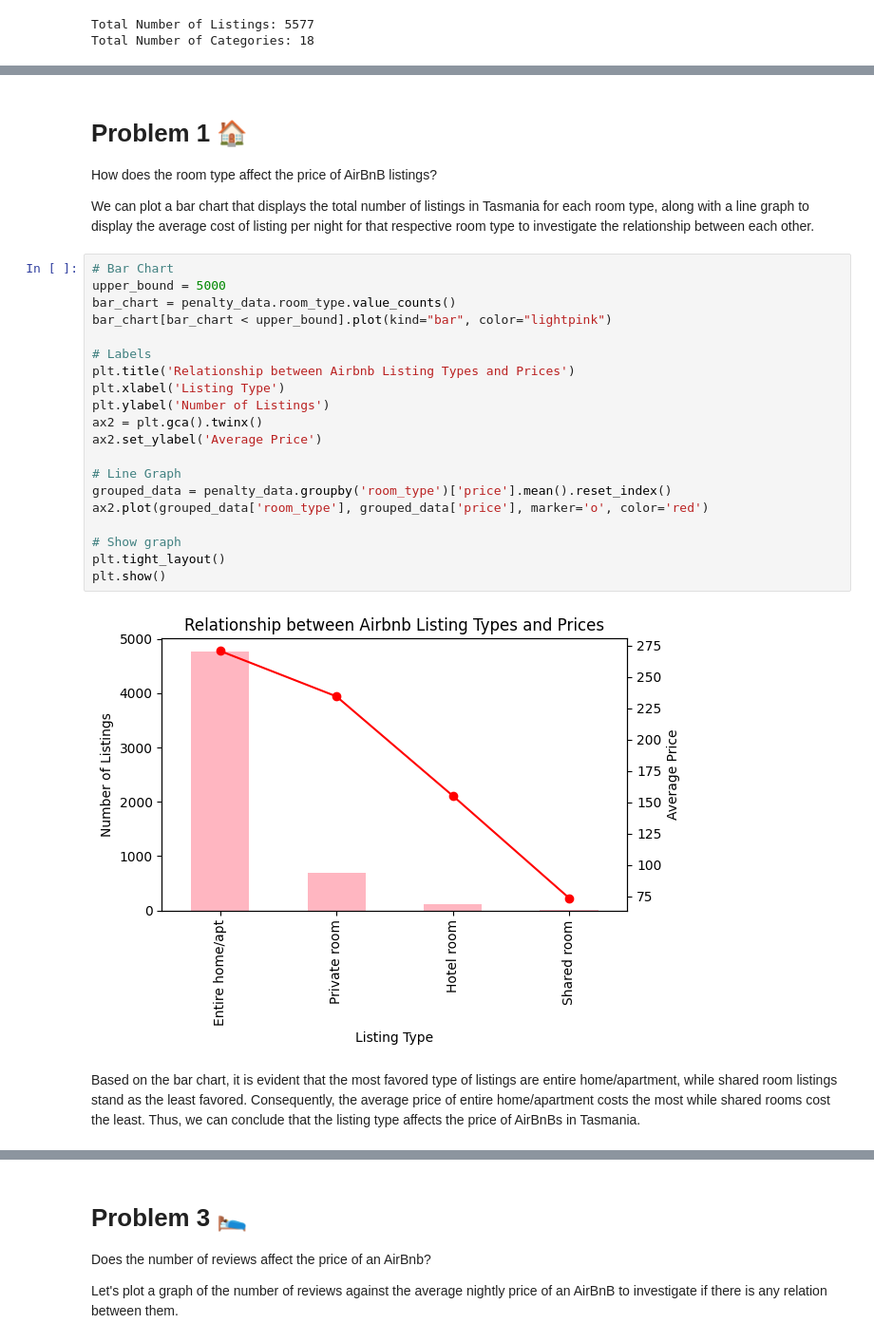
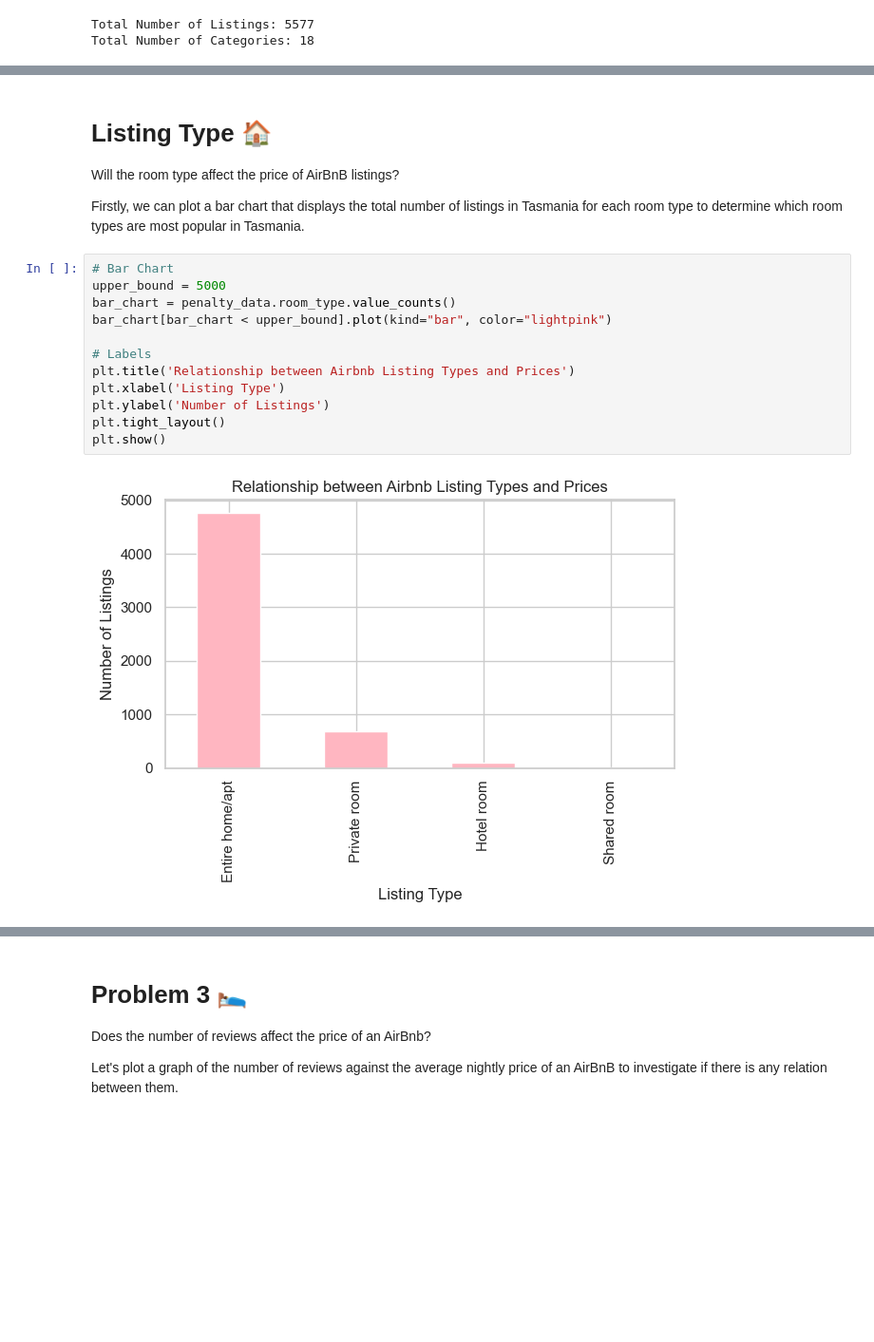
Before and after one commit to zhiyi-zy/data_project, a Jupyter notebook: presentation.ipynb, the cells around one changed output, grey strips where cells are left out. Shown at 95% size. Cells and saved outputs as stored; diff of their text form; blank space fills up the shorter version.

```diff
--- a/presentation.ipynb
+++ b/presentation.ipynb
@@ -47,29 +56,19 @@ Total Number of Categories: 18
 # %% [markdown]
-# Problem 1 🏠
-How does the room type affect the price of AirBnB listings?
+# Listing Type 🏠
+Will the room type affect the price of AirBnB listings?
 
-We can plot a bar chart that displays the total number of listings in Tasmania for each room type, along with a line graph to display the average cost of listing per night for that respective room type to investigate the relationship between each other.
+Firstly, we can plot a bar chart that displays the total number of listings in Tasmania for each room type to determine which room types are most popular in Tasmania.
 # %%
 # Bar Chart
 upper_bound = 5000
 bar_chart = penalty_data.room_type.value_counts()
 bar_chart[bar_chart < upper_bound].plot(kind="bar", color="lightpink")
 
 # Labels
 plt.title('Relationship between Airbnb Listing Types and Prices')
 plt.xlabel('Listing Type')
 plt.ylabel('Number of Listings')
-ax2 = plt.gca().twinx()
-ax2.set_ylabel('Average Price')
-
-# Line Graph
-grouped_data = penalty_data.groupby('room_type')['price'].mean().reset_index()
-ax2.plot(grouped_data['room_type'], grouped_data['price'], marker='o', color='red')
-
-# Show graph
 plt.tight_layout()
 plt.show()
 # %% [output]
-[figure, old version]
+[figure, new version]
-# %% [markdown]
-Based on the bar chart, it is evident that the most favored type of listings are entire home/apartment, while shared room listings stand as the least favored. Consequently, the average price of entire home/apartment costs the most while shared rooms cost the least. Thus, we can conclude that the listing type affects the price of AirBnBs in Tasmania.
```
Also changed, not shown: parts of 20 cells of this notebook, 18 other files.
